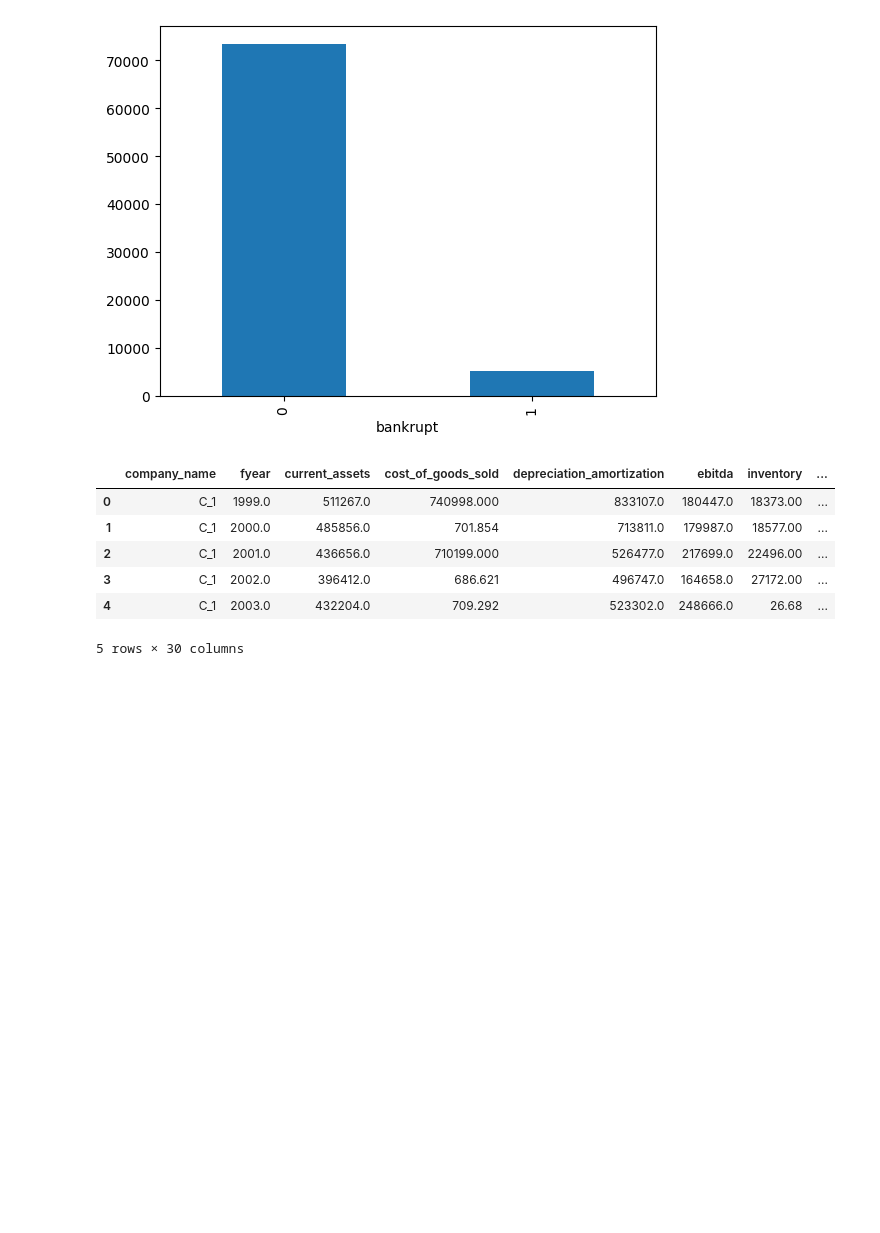
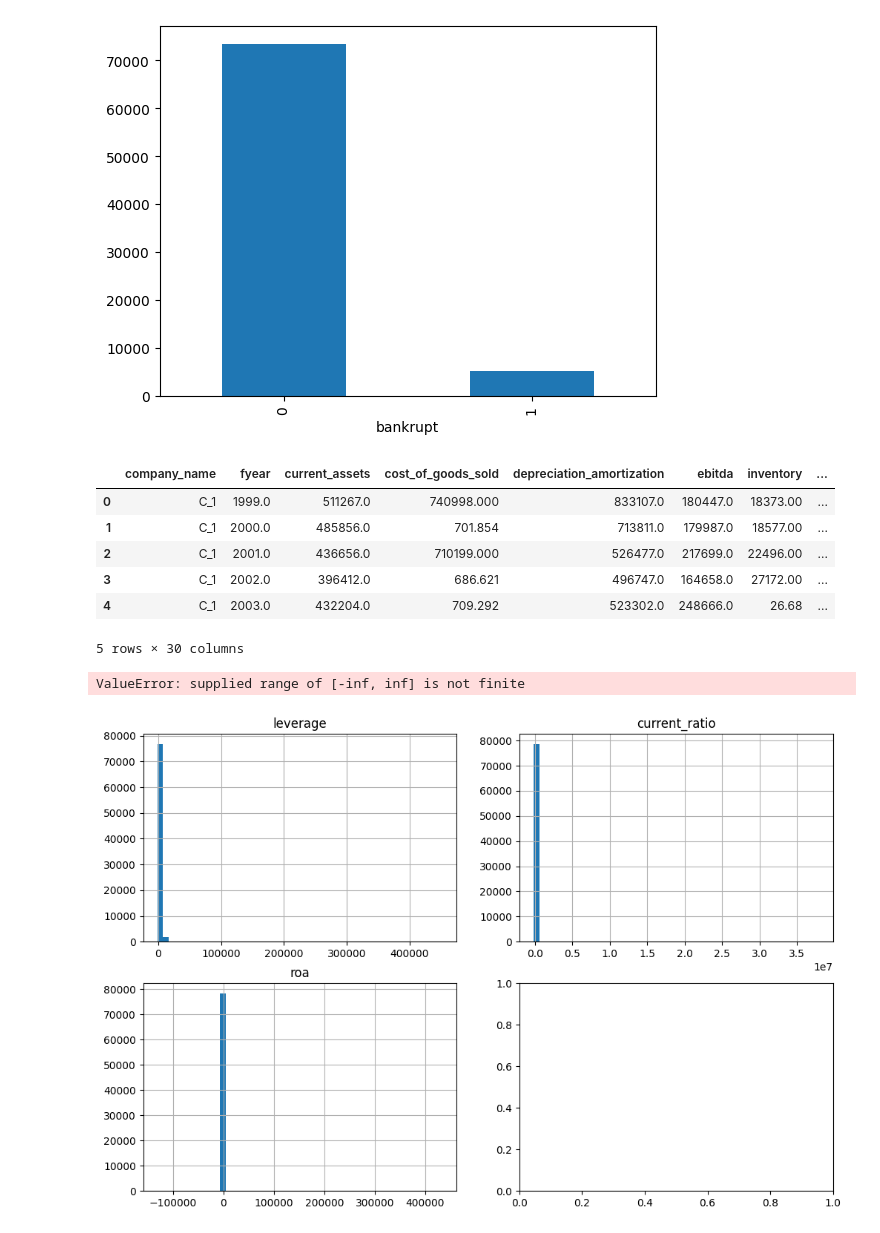
Before and after one commit to Vincent2308/Corporate-Bankruptcy, a Jupyter notebook: notebooks/week1/usa_eda.ipynb, the cells around one changed output. Drawn from its saved outputs; the diff is of its cells as text; code cells hidden in the pictures; blank space fills up the shorter version.

```diff
--- a/notebooks/week1/usa_eda.ipynb
+++ b/notebooks/week1/usa_eda.ipynb
@@ -185,3 +185,9 @@ df.head()
 | 3 | C_1 | 2002.0 | 396412.0 | 686.621 | 496747.0 | 164658.0 | 27172.00 | ... |
 | 4 | C_1 | 2003.0 | 432204.0 | 709.292 | 523302.0 | 248666.0 | 26.68 | ... |
 5 rows × 30 columns
+# %%
+df[['leverage','current_ratio','roa','ebit_margin']].hist(bins=50, figsize=(12,8))
+plt.show()
+# %% [output]
+ValueError: supplied range of [-inf, inf] is not finite
+[figure, added]
```
Also changed, not shown: 1 other file.
